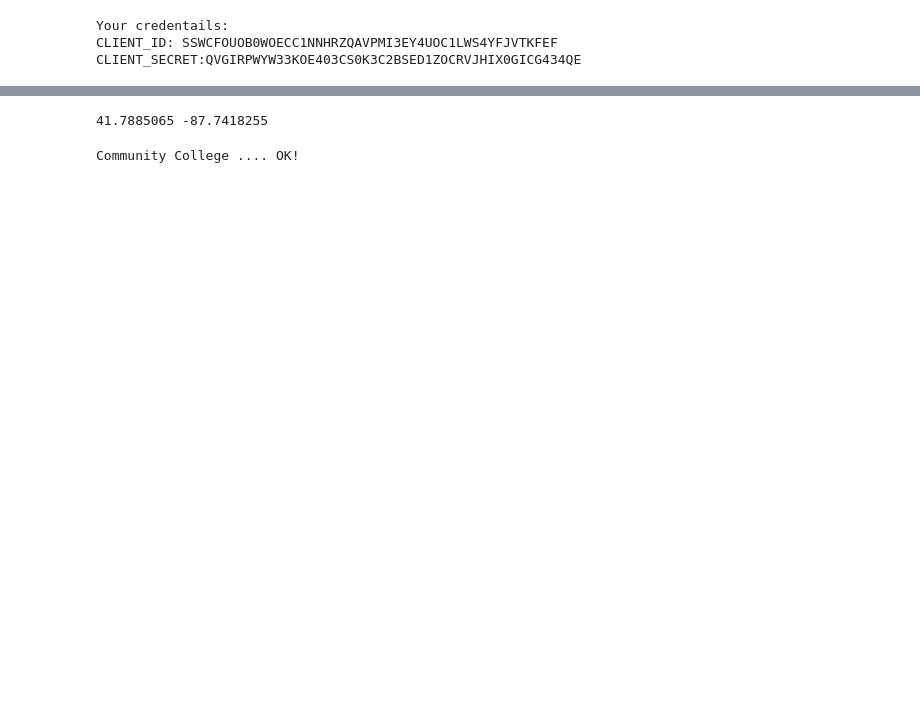
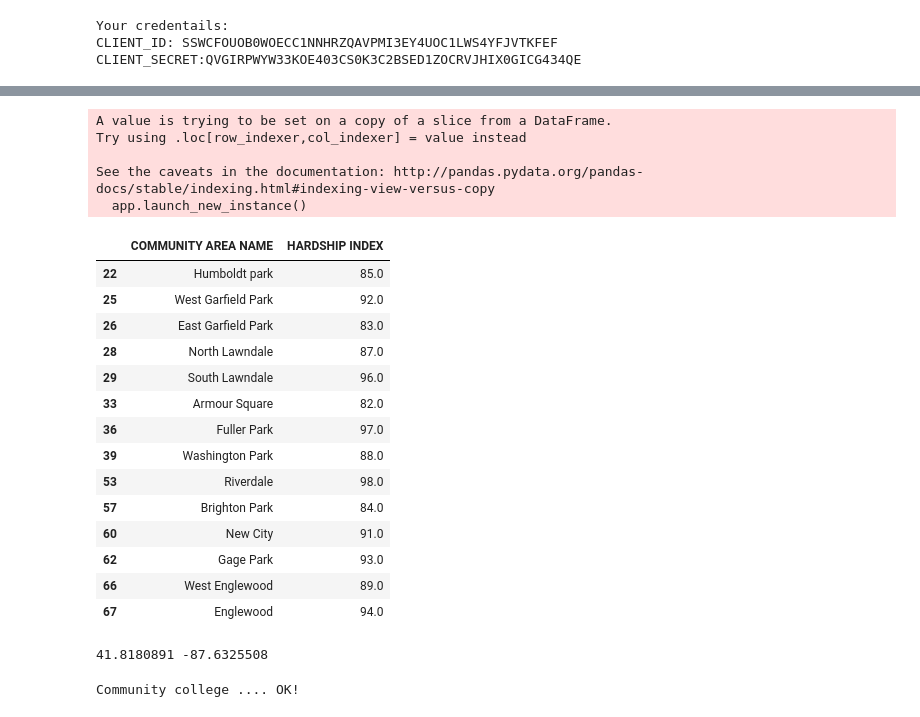
Before and after one commit to KarthikBijoy/Coursera_Capstone, a Jupyter notebook: Capstone project script.ipynb, the cells around one changed output, grey strips where cells are left out. Drawn from its saved outputs; the diff is of its cells as text; code cells hidden in the pictures; blank space fills up the shorter version.

```diff
--- a/Capstone project script.ipynb
+++ b/Capstone project script.ipynb
@@ -62,3 +69,7 @@ print('CLIENT_SECRET:' + CLIENT_SECRET)
 Your credentails:
 CLIENT_ID: SSWCFOUOB0WOECC1NNHRZQAVPMI3EY4UOC1LWS4YFJVTKFEF
 CLIENT_SECRET:QVGIRPWYW33KOE403CS0K3C2BSED1ZOCRVJHIX0GICG434QE
+# %%
+df = pd.read_csv("https://data.cityofchicago.org/api/views/b7zw-zvm2/rows.csv?accessType=DOWNLOAD")
+
+df.head()
@@ -65,5 +83,32 @@ CLIENT_SECRET:QVGIRPWYW33KOE403CS0K3C2BSED1ZOCRVJHIX0GICG434QE
+# %%
+df1 = df[["COMMUNITY AREA NAME", "HARDSHIP INDEX"]]
+
+df1["HARDSHIP INDEX"] = df1[df1["HARDSHIP INDEX"] > 80]["HARDSHIP INDEX"]
+
+df1.dropna()
+# %% [output]
+A value is trying to be set on a copy of a slice from a DataFrame.
+Try using .loc[row_indexer,col_indexer] = value instead
+
+See the caveats in the documentation: http://pandas.pydata.org/pandas-docs/stable/indexing.html#indexing-view-versus-copy
+  app.launch_new_instance()
+|  | COMMUNITY AREA NAME | HARDSHIP INDEX |
+| 22 | Humboldt park | 85.0 |
+| 25 | West Garfield Park | 92.0 |
+| 26 | East Garfield Park | 83.0 |
+| 28 | North Lawndale | 87.0 |
+| 29 | South Lawndale | 96.0 |
+| 33 | Armour Square | 82.0 |
+| 36 | Fuller Park | 97.0 |
+| 39 | Washington Park | 88.0 |
+| 53 | Riverdale | 98.0 |
+| 57 | Brighton Park | 84.0 |
+| 60 | New City | 91.0 |
+| 62 | Gage Park | 93.0 |
+| 66 | West Englewood | 89.0 |
+| 67 | Englewood | 94.0 |
 # %%
-address = ' 5700 S Cicero Ave, Chicago, IL'
+address = 'Fuller Park Chicago, IL 60609'
 
 geolocator = Nominatim(user_agent="foursquare_agent")
 location = geolocator.geocode(address)
@@ -71,13 +116,13 @@ latitude = location.latitude
 longitude = location.longitude
 print(latitude, longitude)
 # %% [output]
-41.7885065 -87.7418255
+41.8180891 -87.6325508
 # %%
-search_query = 'Community College'
+search_query = 'Community college'
 radius = 20000
 print(search_query + ' .... OK!')
 # %% [output]
-Community College .... OK!
+Community college .... OK!
 # %%
 url = 'https://api.foursquare.com/v2/venues/search?client_id={}&client_secret={}&ll={},{}&v={}&query={}&radius={}&limit={}'.format(CLIENT_ID, CLIENT_SECRET, latitude, longitude, VERSION, search_query, radius, LIMIT)
 url
```
Also changed, not shown: parts of 7 cells of this notebook.
